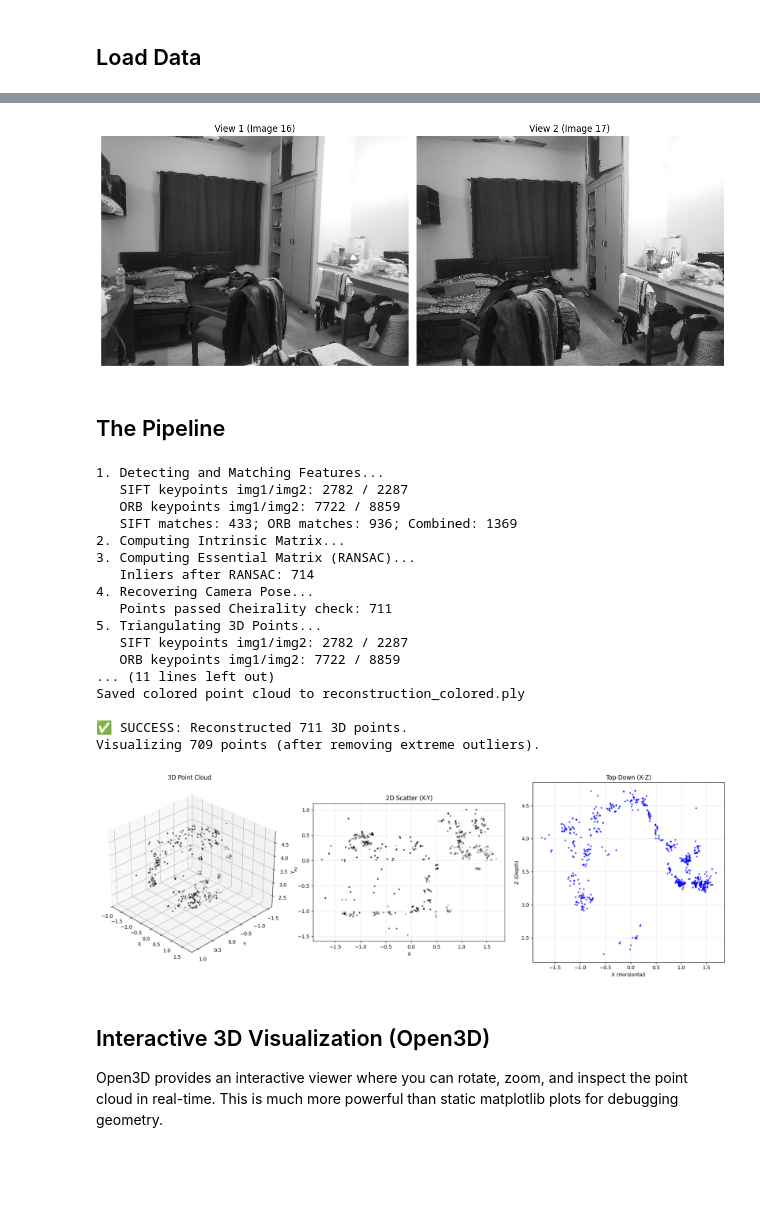
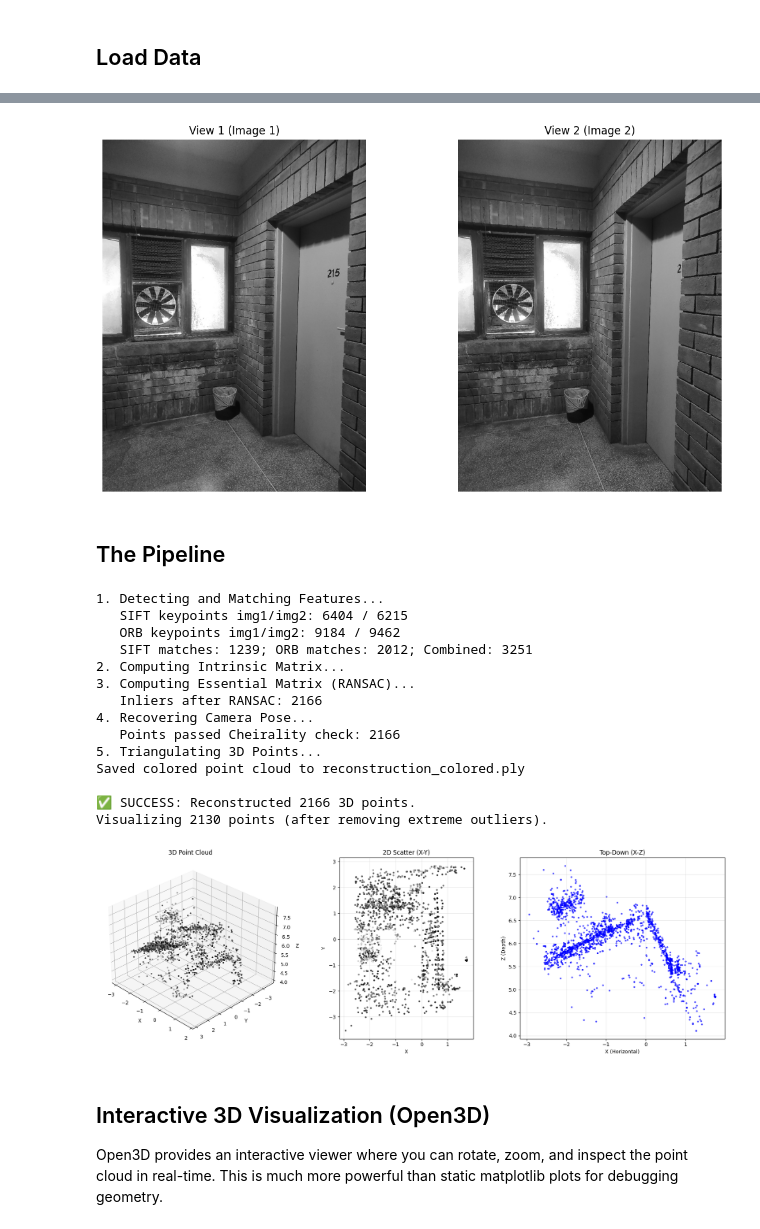
Before and after one commit to muneeb0346/3D-Scene-Reconstruction-and-Virtual-Tour, a Jupyter notebook: notebooks/week2.ipynb, the cells around one changed output, grey strips where cells are left out. Saved outputs shown, nothing was run; the diff lists cells and outputs as text; code cells hidden in the pictures; blank space fills up the shorter version.

```diff
--- a/notebooks/week2.ipynb
+++ b/notebooks/week2.ipynb
@@ -93,8 +93,8 @@ def visualize_results(points_3d, colors=None):
 DATA_DIR = '../data'
 images = load_images_from_folder(DATA_DIR)
 
-IDX_1 = 16
-IDX_2 = 17
+IDX_1 = 1
+IDX_2 = 2
 
 if IDX_2 < len(images):
     img1 = images[IDX_1]
@@ -116,4 +116,4 @@ Selected Image 16 and Image 17 for reconstruction.
-[figure, old version]
+[figure, new version]
 # %% [markdown]
 ## The Pipeline
 # %%
@@ -165,23 +165,20 @@ else:
             print("❌ ERROR: No points passed the Cheirality check.")
 # %% [output]
 1. Detecting and Matching Features...
-   SIFT keypoints img1/img2: 2782 / 2287
-   ORB keypoints img1/img2: 7722 / 8859
-   SIFT matches: 433; ORB matches: 936; Combined: 1369
+   SIFT keypoints img1/img2: 6404 / 6215
+   ORB keypoints img1/img2: 9184 / 9462
+   SIFT matches: 1239; ORB matches: 2012; Combined: 3251
 2. Computing Intrinsic Matrix...
 3. Computing Essential Matrix (RANSAC)...
-   Inliers after RANSAC: 714
+   Inliers after RANSAC: 2166
 4. Recovering Camera Pose...
-   Points passed Cheirality check: 711
+   Points passed Cheirality check: 2166
 5. Triangulating 3D Points...
-   SIFT keypoints img1/img2: 2782 / 2287
-   ORB keypoints img1/img2: 7722 / 8859
-... (11 lines left out)
 Saved colored point cloud to reconstruction_colored.ply
 
-✅ SUCCESS: Reconstructed 711 3D points.
-Visualizing 709 points (after removing extreme outliers).
+✅ SUCCESS: Reconstructed 2166 3D points.
+Visualizing 2130 points (after removing extreme outliers).
-[figure, old version]
+[figure, new version]
 # %% [markdown]
 ## Interactive 3D Visualization (Open3D)
 
```
Also changed, not shown: parts of 2 cells of this notebook, 1 other file.
